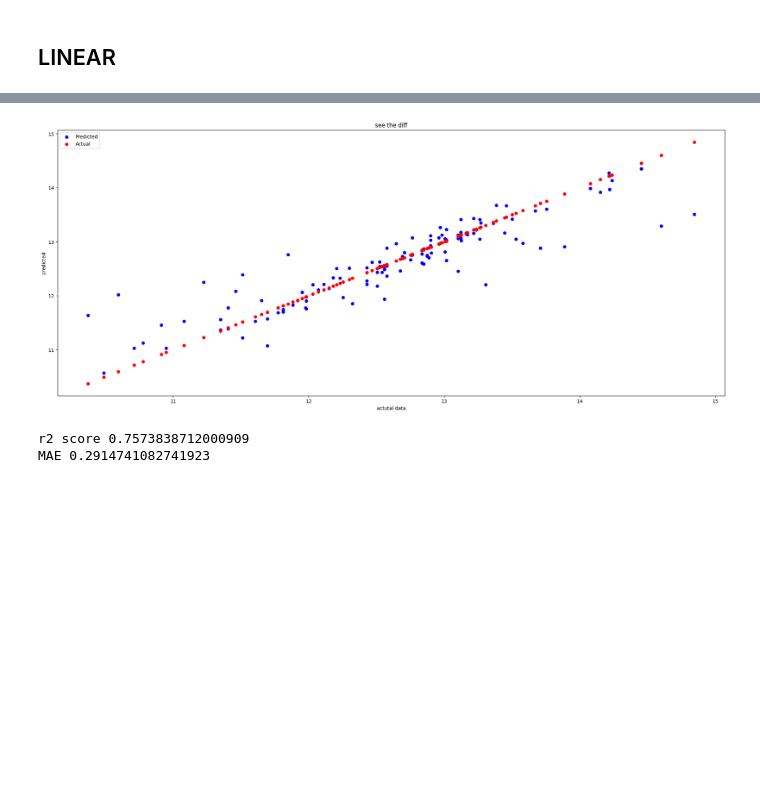
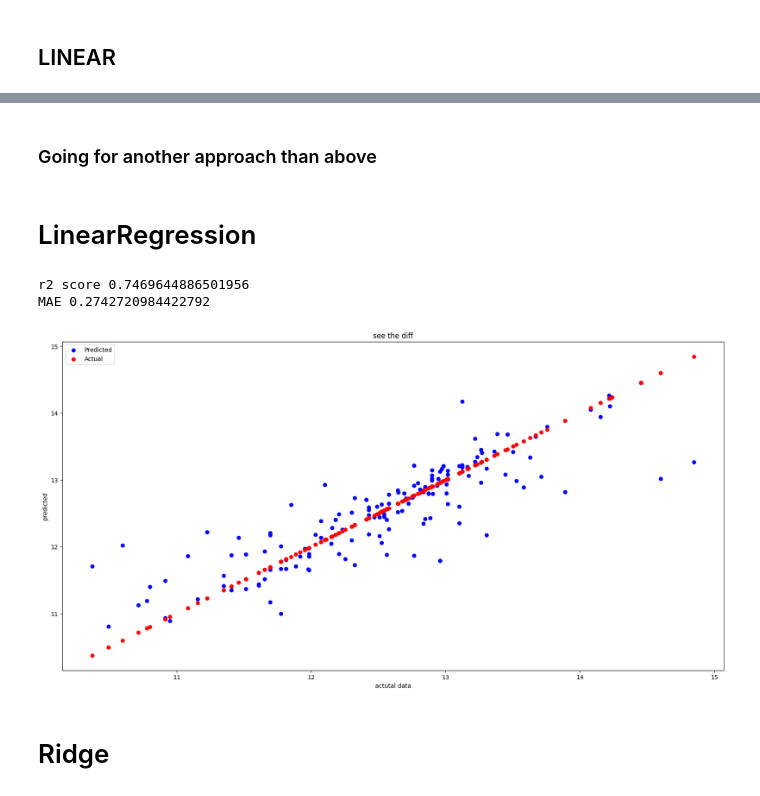
Before and after one commit to Bison619/Car-Price-prediction-System, a Jupyter notebook: carpredi.ipynb, the cells around one changed output, grey strips where cells are left out. Saved outputs shown, nothing was run; the diff lists cells and outputs as text; code cells hidden in the pictures; blank space fills up the shorter version.

```diff
--- a/carpredi.ipynb
+++ b/carpredi.ipynb
@@ -458,33 +477,39 @@ MAE 0.24458441176658044
-# %%
-# Create a figure with a specified size
-plt.figure(figsize=(25, 10))
-
-# Scatter plot with different colors for actual and predicted data
-plt.scatter(Y_test, ypred, c='blue', label='Predicted')
-plt.scatter(Y_test, Y_test, c='red', label='Actual')
-plt.xlabel('actutal data')
-plt.ylabel('predicted')
-plt.title("see the diff")
-plt.legend()
-plt.show()
-# %% [output]
-[figure, removed]
-# %%
-step1 = ColumnTransformer(transformers=[
-    ('col_tran',OneHotEncoder(drop='first',sparse_output=False,handle_unknown='ignore'),[0,1,4]),
-    ('numscal',StandardScaler(),[2,3])
-],remainder='passthrough')
-step2 = XGBRegressor()
-
-pipe = Pipeline([
-    ('step1',step1),
-    ('step2',step2)
-])
-pipe.fit(X_train,Y_train)
-
-ypred = pipe.predict(X_test)
-print('r2 score',r2_score(Y_test,ypred))
-print('MAE',mean_absolute_error(Y_test,ypred))
-# %% [output]
-r2 score 0.7573838712000909
-MAE 0.2914741082741923
+# %% [markdown]
+### Going for another approach than above
+# %% [markdown]
+# LinearRegression
+# %%
+ohe = OneHotEncoder()
+ohe.fit(X[['name','company','fuel_type']])
+columntran = make_column_transformer(
+            (OneHotEncoder(categories=ohe.categories_),['name','company','fuel_type']),
+            (StandardScaler(),['kms_driven','year']),
+            remainder='passthrough'
+            )
+lr = LinearRegression()
+
+pipe = make_pipeline(columntran,lr)
+
+pipe.fit(X_train,Y_train)
+
+ypred = pipe.predict(X_test)
+print('r2 score',r2_score(Y_test,ypred))
+print('MAE',mean_absolute_error(Y_test,ypred))
+
+# Create a figure with a specified size
+plt.figure(figsize=(20, 10))
+
+# Scatter plot with different colors for actual and predicted data
+plt.scatter(Y_test, ypred, c='blue', label='Predicted')
+plt.scatter(Y_test, Y_test, c='red', label='Actual')
+plt.xlabel('actutal data')
+plt.ylabel('predicted')
+plt.title("see the diff")
+plt.legend()
+plt.show()
+# %% [output]
+r2 score 0.7469644886501956
+MAE 0.2742720984422792
+[figure, added]
+# %% [markdown]
+# Ridge
```
Also changed, not shown: parts of 23 cells of this notebook.
